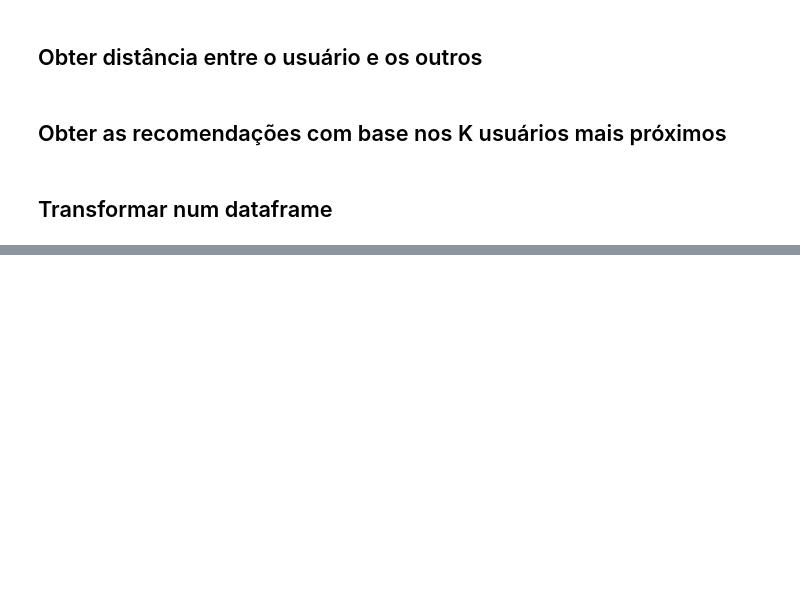
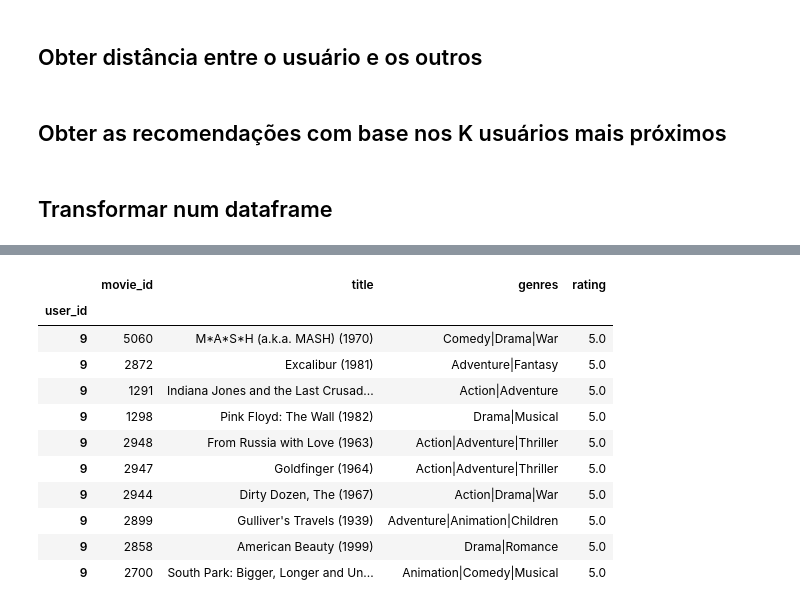
Before and after one commit to headyschwi/movie_recomendation, a Jupyter notebook: main.ipynb, the cells around one changed output, grey strips where cells are left out. Saved outputs shown, nothing was run; the diff lists cells and outputs as text; code cells hidden in the pictures; blank space fills up the shorter version.

```diff
--- a/main.ipynb
+++ b/main.ipynb
@@ -125,0 +182,25 @@ recommendations.head(10)
+# %%
+def show_user(user_id):
+    user = ratings[ratings["user_id"]==user_id][["movie_id", "rating"]]
+
+    exibe = pd.merge(user, movies, on="movie_id")
+    exibe = exibe[["movie_id", "title", "genres", "rating"]]
+    exibe["user_id"] = np.array([9 for x in range(len(exibe))])
+    exibe.set_index("user_id", inplace=True)
+    exibe.sort_values("rating", ascending=False, inplace=True)
+    return exibe.head(10)
+# %%
+show_user(1)
+# %% [output]
+|  | movie_id | title | genres | rating |
+| user_id |  |  |  |  |
+| 9 | 5060 | M*A*S*H (a.k.a. MASH) (1970) | Comedy|Drama|War | 5.0 |
+| 9 | 2872 | Excalibur (1981) | Adventure|Fantasy | 5.0 |
+| 9 | 1291 | Indiana Jones and the Last Crusad... | Action|Adventure | 5.0 |
+| 9 | 1298 | Pink Floyd: The Wall (1982) | Drama|Musical | 5.0 |
+| 9 | 2948 | From Russia with Love (1963) | Action|Adventure|Thriller | 5.0 |
+| 9 | 2947 | Goldfinger (1964) | Action|Adventure|Thriller | 5.0 |
+| 9 | 2944 | Dirty Dozen, The (1967) | Action|Drama|War | 5.0 |
+| 9 | 2899 | Gulliver's Travels (1939) | Adventure|Animation|Children | 5.0 |
+| 9 | 2858 | American Beauty (1999) | Drama|Romance | 5.0 |
+| 9 | 2700 | South Park: Bigger, Longer and Un... | Animation|Comedy|Musical | 5.0 |
```
Also changed, not shown: parts of 11 cells of this notebook.
